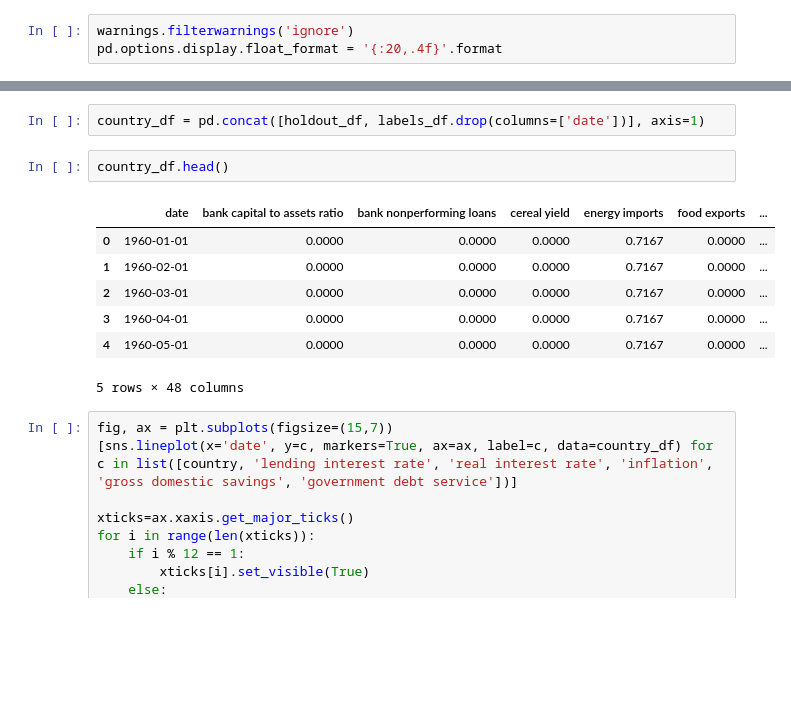
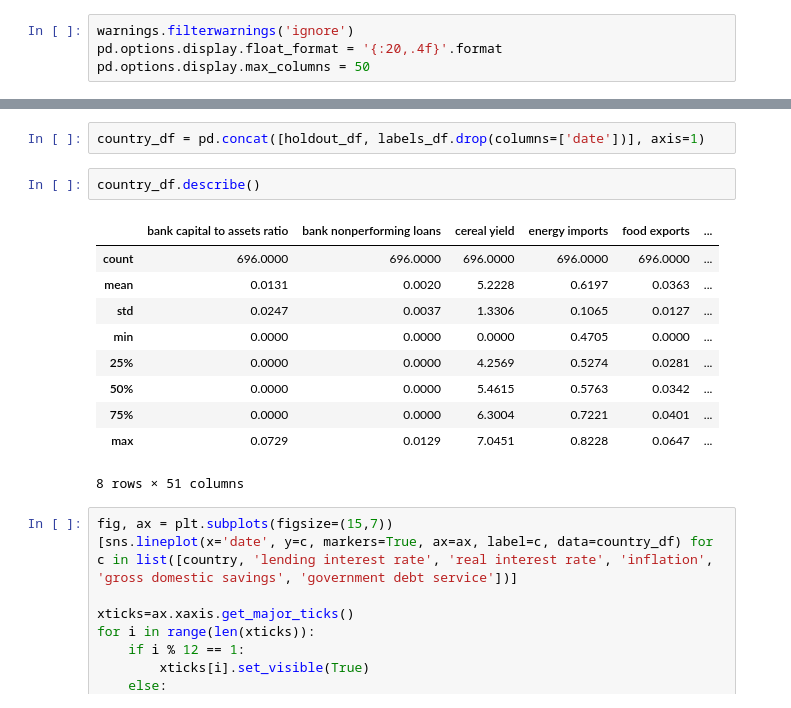
Before and after one commit to denominations-io/macroeconomics, a Jupyter notebook: timeseries_transformer.ipynb, the cells around one changed output, grey strips where cells are left out. Cells and saved outputs as stored; diff of their text form; blank space fills up the shorter version.

```diff
--- a/timeseries_transformer.ipynb
+++ b/timeseries_transformer.ipynb
@@ -60,6 +60,7 @@ from tensorflow import keras
 # %%
 warnings.filterwarnings('ignore')
 pd.options.display.float_format = '{:20,.4f}'.format
+pd.options.display.max_columns = 50
 # %%
 sns.set_style("whitegrid")
 sns.set_palette("colorblind")
@@ -85,15 +86,18 @@ holdout_df = pd.read_csv('features/timeseries-transformer/%s_features.csv' % cou
 # %%
 country_df = pd.concat([holdout_df, labels_df.drop(columns=['date'])], axis=1)
 # %%
-country_df.head()
+country_df.describe()
 # %% [output]
-|  | date | bank capital to assets ratio | bank nonperforming loans | cereal yield | energy imports | food exports | ... |
-| 0 | 1960-01-01 | 0.0000 | 0.0000 | 0.0000 | 0.7167 | 0.0000 | ... |
-| 1 | 1960-02-01 | 0.0000 | 0.0000 | 0.0000 | 0.7167 | 0.0000 | ... |
-| 2 | 1960-03-01 | 0.0000 | 0.0000 | 0.0000 | 0.7167 | 0.0000 | ... |
-| 3 | 1960-04-01 | 0.0000 | 0.0000 | 0.0000 | 0.7167 | 0.0000 | ... |
-| 4 | 1960-05-01 | 0.0000 | 0.0000 | 0.0000 | 0.7167 | 0.0000 | ... |
+|  | bank capital to assets ratio | bank nonperforming loans | cereal yield | energy imports | food exports | ... |
+| count | 696.0000 | 696.0000 | 696.0000 | 696.0000 | 696.0000 | ... |
+| mean | 0.0131 | 0.0020 | 5.2228 | 0.6197 | 0.0363 | ... |
+| std | 0.0247 | 0.0037 | 1.3306 | 0.1065 | 0.0127 | ... |
+| min | 0.0000 | 0.0000 | 0.0000 | 0.4705 | 0.0000 | ... |
+| 25% | 0.0000 | 0.0000 | 4.2569 | 0.5274 | 0.0281 | ... |
+| 50% | 0.0000 | 0.0000 | 5.4615 | 0.5763 | 0.0342 | ... |
+| 75% | 0.0000 | 0.0000 | 6.3004 | 0.7221 | 0.0401 | ... |
+| max | 0.0729 | 0.0129 | 7.0451 | 0.8228 | 0.0647 | ... |
-5 rows × 48 columns
+8 rows × 51 columns
 # %%
 fig, ax = plt.subplots(figsize=(15,7))
 [sns.lineplot(x='date', y=c, markers=True, ax=ax, label=c, data=country_df) for c in list([country, 'lending interest rate', 'real interest rate', 'inflation', 'gross domestic savings', 'government debt service'])]
```
Also changed, not shown: parts of 29 cells of this notebook, 1 other file.
